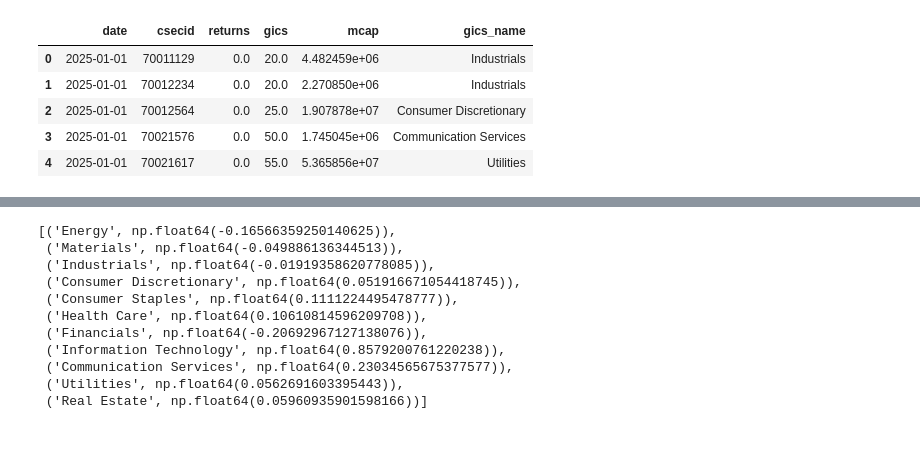
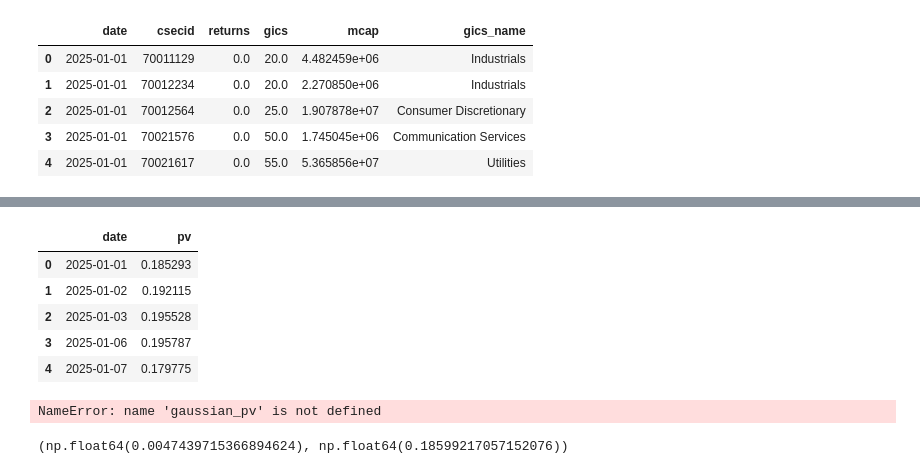
Before and after one commit to yryMax/TailEnhancedFinDiff, a Jupyter notebook: gics.ipynb, the cells around one changed output, grey strips where cells are left out. Cells and saved outputs as stored; diff of their text form; code cells hidden in the pictures; blank space fills up the shorter version.

```diff
--- a/gics.ipynb
+++ b/gics.ipynb
@@ -46,60 +45,68 @@ df_stress.head()
 # %%
 def get_stress_pv(df: pd.DataFrame, df_stress: pd.DataFrame,
-                  horizon: int = 22, seed: int | None = None) -> pd.DataFrame:
+                  horizon: int = 1, seed: int | None = None) -> pd.DataFrame:
     rng   = np.random.default_rng(seed)
     df    = df.dropna(subset=['mcap'])
     pools = {cid: g['returns'].to_numpy() for cid, g in df_stress.groupby('csecid')}
 
     out = {}
     for date, day in df.groupby('date'):
-        w     = (day['mcap'] / day['mcap'].sum()).to_numpy()
+        w     = (day['mcap'] / day['mcap'].sum()).to_numpy() # (S, )
+        assert np.isclose(w.sum(), 1.0), f"weights sum to {w.sum()} on {date}"
         paths = np.stack([rng.choice(pools[c], horizon, replace=False)
-                          for c in day['csecid']])
-        port  = w @ paths
-        out[date] = np.prod(1 + port) - 1
+                          for c in day['csecid']]) # for each stock sample 22 returns shape == (S, horizon)
+        # buy-and-hold: compound each stock over the horizon first, then aggregate once
+        stock_pv  = np.prod(1 + paths, axis=1) - 1            # (S,) monthly return per stock
+        out[date] = w @ stock_pv
 
     return pd.Series(out, name='pv').rename_axis('date').reset_index()
+
+def get_sector_pv(df, df_stress, horizon=1, seed=None):
+    rng   = np.random.default_rng(seed)
+    df    = df.dropna(subset=['mcap'])
+    # synthetic factor returns for each stock
+    pools = {cid: g['returns'].to_numpy() for cid, g in df_stress.groupby('csecid')}
+    rows = []
+    for date, day in df.groupby('date'):
+        w   = (day['mcap'] / day['mcap'].sum()).to_numpy()
+        assert np.isclose(w.sum(), 1.0), f"weights sum to {w.sum()} on {date}"
+        paths = np.stack([rng.choice(pools[c], horizon, replace=False) for c in day['csecid']])
+        # buy-and-hold: compound each stock first, then aggregate within sector
+        stock_pv = np.prod(1 + paths, axis=1) - 1            # (S,)
+        for k, idx in day.groupby('gics_name').indices.items():
+            #k: sector name, idx: stocks that belongs to that date
+            rows.append((date, k, w[idx] @ stock_pv[idx]))
+    return pd.DataFrame(rows, columns=['date', 'gics_name', 'pv'])
 # %%
 stress_pv   = get_stress_pv(df, df_stress,   seed=0)
 uncon_pv    = get_stress_pv(df, df_uncon,    seed=0)
-gaussian_pv = get_stress_pv(df, df_gaussian, seed=0)
-resample_pv = get_stress_pv(df, df_resample, seed=0)
+#gaussian_pv = get_stress_pv(df, df_gaussian, seed=0)
+#resample_pv = get_stress_pv(df, df_resample, seed=0)
 stress_pv.head()
+# %% [output]
+|  | date | pv |
+| 0 | 2025-01-01 | 0.185293 |
+| 1 | 2025-01-02 | 0.192115 |
+| 2 | 2025-01-03 | 0.195528 |
+| 3 | 2025-01-06 | 0.195787 |
+| 4 | 2025-01-07 | 0.179775 |
 # %%
 base = uncon_pv['pv'].mean()
 for name, pv in [("stress", stress_pv), ("Gaussian", gaussian_pv), ("Resample", resample_pv)]:
     rel = (pv['pv'].mean() - base)
-    print(f"{name:16s} diff of mean {rel * 100:+.2f}%, {base.mean()}, {pv['pv'].mean()}")
+    print(f"{name:16s} diff of mean {rel * 100:+.2f}%, base: {base.mean()}, name: {pv['pv'].mean()}")
+# %% [output]
+NameError: name 'gaussian_pv' is not defined
+# %%
+uncon_pv['pv'].mean() ,  stress_pv['pv'].mean(),
+# %% [output]
+(np.float64(0.0047439715366894624), np.float64(0.18599217057152076))
 # %%
-def sector_pv(df, df_stress, horizon=22, seed=None):
-    rng   = np.random.default_rng(seed)
-    df    = df.dropna(subset=['mcap'])
-    pools = {cid: g['returns'].to_numpy() for cid, g in df_stress.groupby('csecid')}
-    rows = []
-    for date, day in df.groupby('date'):
-        w     = (day['mcap'] / day['mcap'].sum()).to_numpy()
-        paths = np.stack([rng.choice(pools[c], horizon, replace=False) for c in day['csecid']])
-        for k, idx in day.groupby('gics_name').indices.items():
-            rows.append((date, k, np.prod(1 + (w[idx] @ paths[idx])) - 1))
-    return pd.DataFrame(rows, columns=['date', 'gics_name', 'pv'])
 
-sec_s = sector_pv(df, df_stress, seed=0)
-sec_u = sector_pv(df, df_uncon,  seed=0)
+sec_s = get_sector_pv(df, df_stress, seed=0)
+sec_u = get_sector_pv(df, df_uncon,  seed=0)
 mean_s = sec_s.groupby('gics_name')['pv'].mean()
 mean_u = sec_u.groupby('gics_name')['pv'].mean()
 
-res_per_gics = [(v, (mean_s[v] - mean_u[v]) * 100)        # stress - uncon, 百分点
+res_per_gics = [(v, (mean_s[v] - mean_u[v]) * 100)
                 for v in gics_map.values() if v in mean_s.index]
-res_per_gics
-# %% [output]
-[('Energy', np.float64(-0.16566359250140625)),
- ('Materials', np.float64(-0.049886136344513)),
- ('Industrials', np.float64(-0.01919358620778085)),
- ('Consumer Discretionary', np.float64(0.051916671054418745)),
- ('Consumer Staples', np.float64(0.1111224495478777)),
- ('Health Care', np.float64(0.10610814596209708)),
- ('Financials', np.float64(-0.20692967127138076)),
- ('Information Technology', np.float64(0.8579200761220238)),
- ('Communication Services', np.float64(0.23034565675377577)),
- ('Utilities', np.float64(0.0562691603395443)),
- ('Real Estate', np.float64(0.05960935901598166))]
```
Also changed, not shown: parts of 7 cells of this notebook, 2 other files.
